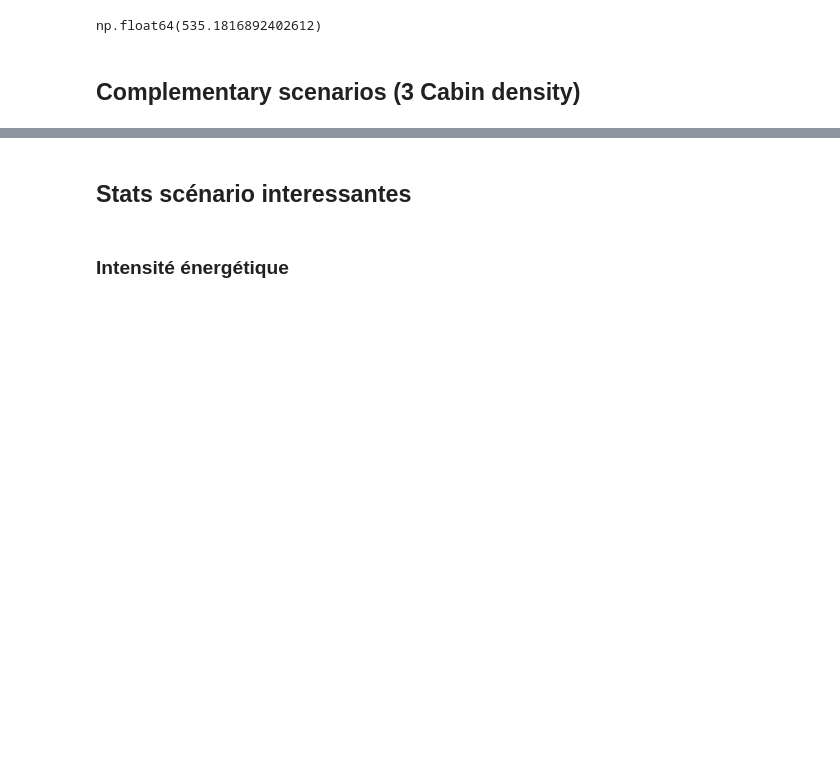
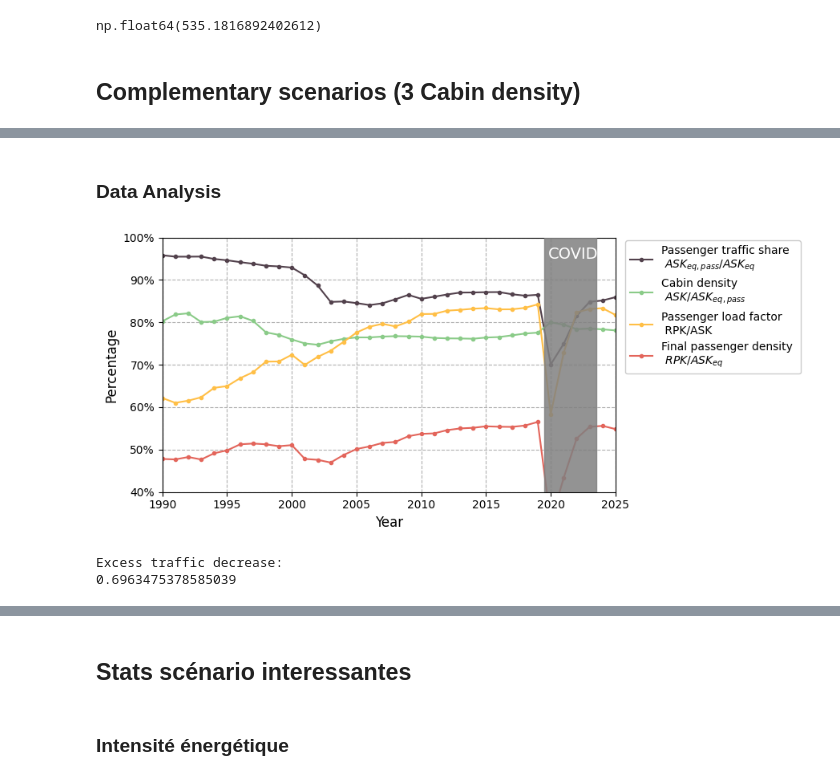
Before and after one commit to PacoViry/Thesis_models, a Jupyter notebook: main.ipynb, the cells around one changed output, grey strips where cells are left out. Saved outputs shown, nothing was run; the diff lists cells and outputs as text; code cells hidden in the pictures; blank space fills up the shorter version.

```diff
--- a/main.ipynb
+++ b/main.ipynb
@@ -3018,0 +3121,48 @@ np.float64(535.1816892402612)
+# %% [markdown]
+### Data Analysis
+# %%
+density_p = []
+lf_p = []
+cd_p = []
+cargo_density_p = []
+T = []
+### 4 columns: 'Seats': maximum economy seats, 'Seats_f': maximum economy seats excluding freight, 'Seats_r' : actual seat capacity excluding freight, 'Passengers': Actual number of passenger.
+for t in range(1990,2026):
+    traffic_bts_t = traffic_bts[traffic_bts['Period']==t]
+    final_density = (traffic_bts_t['Passengers']*traffic_bts_t['Distance_conn (km)']*traffic_bts_t['Weight']).sum()/(traffic_bts_t['Seats']*traffic_bts_t['Distance_conn (km)']*traffic_bts_t['Weight']).sum()
+    density_p.append(final_density)
+    cargo_density = (traffic_bts_t['Seats_f']*traffic_bts_t['Distance_conn (km)']*traffic_bts_t['Weight']).sum()/(traffic_bts_t['Seats']*traffic_bts_t['Distance_conn (km)']*traffic_bts_t['Weight']).sum()
+    cargo_density_p.append(cargo_density)
+    load_factor = (traffic_bts_t['Passengers']*traffic_bts_t['Distance_conn (km)']*traffic_bts_t['Weight']).sum()/(traffic_bts_t['Seats_r']*traffic_bts_t['Distance_conn (km)']*traffic_bts_t['Weight']).sum()
+    lf_p.append(load_factor)
+    cabin_density = (traffic_bts_t['Seats_r']*traffic_bts_t['Distance_conn (km)']*traffic_bts_t['Weight']).sum()/(traffic_bts_t['Seats_f']*traffic_bts_t['Distance_conn (km)']*traffic_bts_t['Weight']).sum()
+    cd_p.append(cabin_density)
+    T.append(t)
+fig, ax = plt.subplots(figsize= (9,4))
+plt.grid(axis= 'both', linestyle='--')
+ax.plot(T,cargo_density_p, label='Passenger traffic share \n $ASK_{eq, pass}/ASK_{eq}$', marker='.', color = '#52414C')
+ax.plot(T,cd_p, label='Cabin density \n $ASK/ASK_{eq, pass}$', marker='.', color = '#8ACB88')
+ax.plot(T,lf_p, label='Passenger load factor \n RPK/ASK', marker='.', color='#FFBF46')
+ax.plot(T,density_p, label='Final passenger density \n $RPK/ASK_{eq}$', marker='.', color = '#E3655B')
+ax.axvspan(
+        2020 - 0.5,
+        2024 - 0.5,
+        color='0.5',
+        alpha=0.85,
+        zorder=3
+    )
+ax.text(2019.8, 0.95, 'COVID', color='white', fontsize=14)
+
+
+ax.yaxis.set_major_formatter(ticker.PercentFormatter(xmax=1))
+plt.legend(framealpha =1, ncol = 1, bbox_to_anchor=(1.01,1.01))
+plt.ylabel('Percentage', fontsize = 12)
+plt.xlabel('Year', fontsize = 12)
+
+plt.ylim(0.4,1)
+plt.xlim(1990,2025)
+plt.tight_layout()
+plt.savefig('figures/density_indicators_us.pdf', format='pdf')
+plt.show()
+# %% [output]
+[figure, added]
@@ -3018,0 +3178,10 @@ np.float64(535.1816892402612)
+# %%
+traffic_bts_2025 = traffic_bts[traffic_bts['Period']==2025]
+final_density = (traffic_bts_2025['Passengers']*traffic_bts_2025['Distance_conn (km)']*traffic_bts_2025['Weight']).sum()/(traffic_bts_2025['Seats']*traffic_bts_2025['Distance_conn (km)']*traffic_bts_2025['Weight']).sum()
+print('Excess traffic decrease:')
+reduction_rate = final_density/(1-final_density)*(1/final_density-1/0.8)
+delta_rate = 1-reduction_rate
+print(reduction_rate)
+# %% [output]
+Excess traffic decrease:
+0.6963475378585039
```
Also changed, not shown: parts of 15 cells of this notebook, 1 other file.
